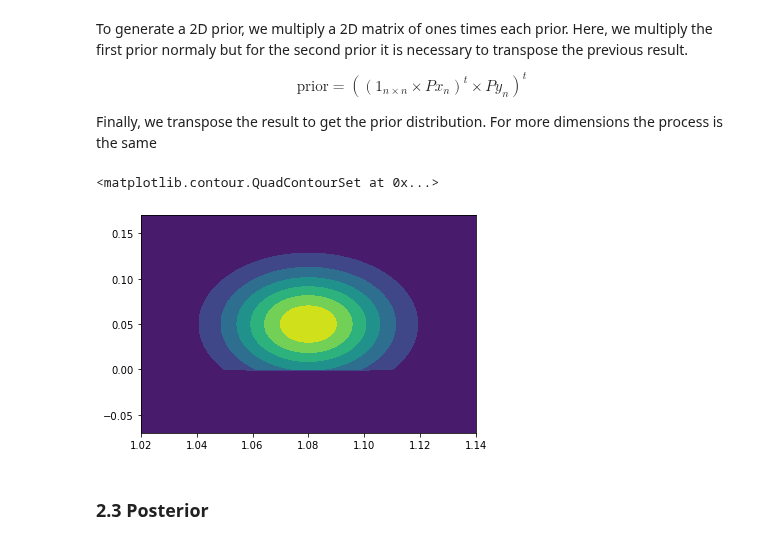
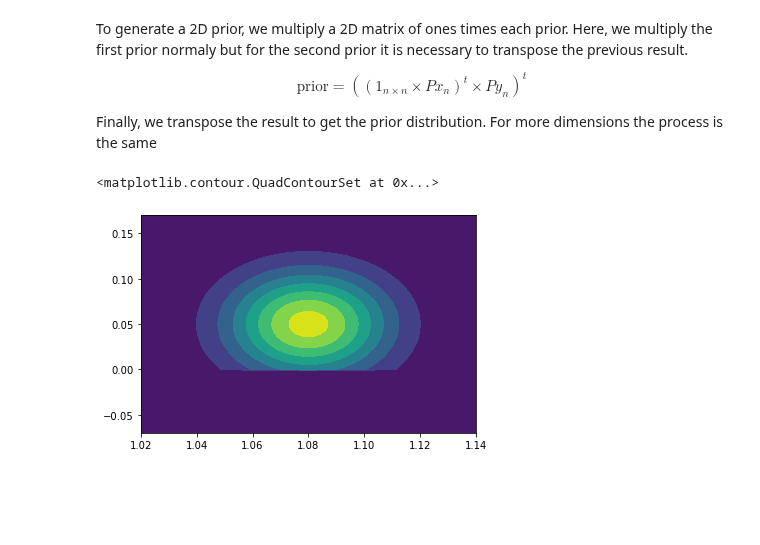
Before and after one commit to fjbautistas/kde_example, a Jupyter notebook: Marginal_Distributions.ipynb, the cells around one changed output. Saved outputs shown, nothing was run; the diff lists cells and outputs as text; code cells hidden in the pictures; blank space fills up the shorter version.

Commit message:
example posterior and marginal distribution

```diff
--- a/Marginal_Distributions.ipynb
+++ b/Marginal_Distributions.ipynb
@@ -183,9 +183,9 @@ class prior(optimal_pdf):
             M_ones = np.ones([self.lenght, self.lenght])
 
             prior = ((M_ones*self.prior_pdfs[0]).T*self.prior_pdfs[1]).T
-            norm  = (prior.sum(axis=0)*(self.data_std[:,0][1]-self.data_std[:,0][0])).sum()*(self.data_std[:,1][1]-self.data_std[:,1][0])
+            #norm  = (prior.sum(axis=0)*(self.data_std[:,0][1]-self.data_std[:,0][0])).sum()*(self.data_std[:,1][1]-self.data_std[:,1][0])
 
-            self.prior = prior/norm
+            self.prior_pdf = prior#/norm
 
         elif len(self.org_data) == 3:
             M_ones = np.ones([self.lenght, self.lenght, self.lenght])
@@ -193,5 +193,5 @@ class prior(optimal_pdf):
 
         #return self.prior
 # %%
-Kepler_289 = prior([systm.ms, systm.dms],[systm.metal,systm.dmetal])#,[systm.Mtp,  systm.dMtp])
-Kepler_289.prior_pdf()
+prior = prior([systm.ms, systm.dms],[systm.metal,systm.dmetal])#,[systm.Mtp,  systm.dMtp])
+prior.prior_pdf()
@@ -201,6 +203,6 @@ Kepler_289.prior_pdf()
 # %%
-plt.contourf(Kepler_289.data[:,0],Kepler_289.data[:,1],Kepler_289.prior)
-#plt.contourf(Kepler_289.data_std[:,0],Kepler_289.data_std[:,1],Kepler_289.prior)
+plt.contourf(prior.data[:,0],prior.data[:,1],prior.prior_pdf)
+#plt.contourf(prior.data_std[:,0],prior.data_std[:,1],prior.prior_pdf)
 # %% [output]
 <matplotlib.contour.QuadContourSet at 0x...>
-[figure, old version]
+[figure, new version]
@@ -214,2 +208,0 @@ Normal prior
-# %% [markdown]
-### 2.3 Posterior
```
Also changed, not shown: parts of 9 cells of this notebook, 1 other file.
